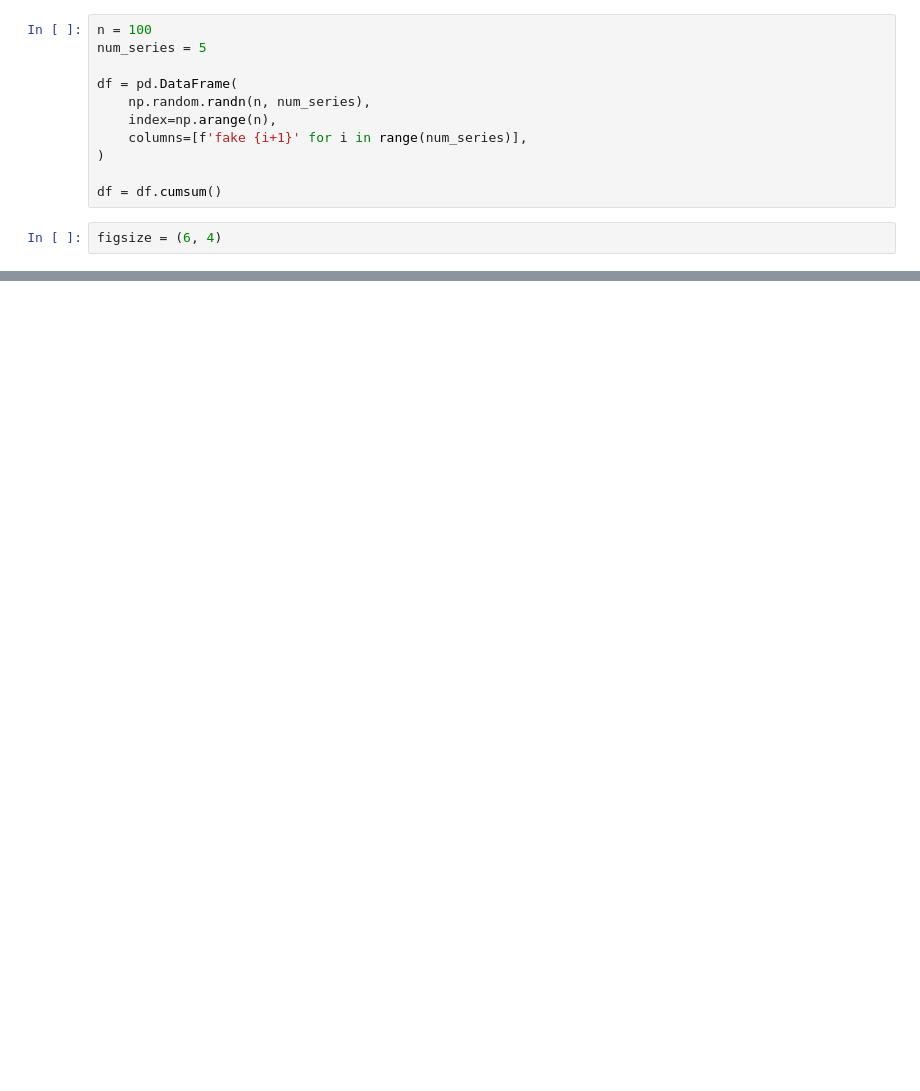
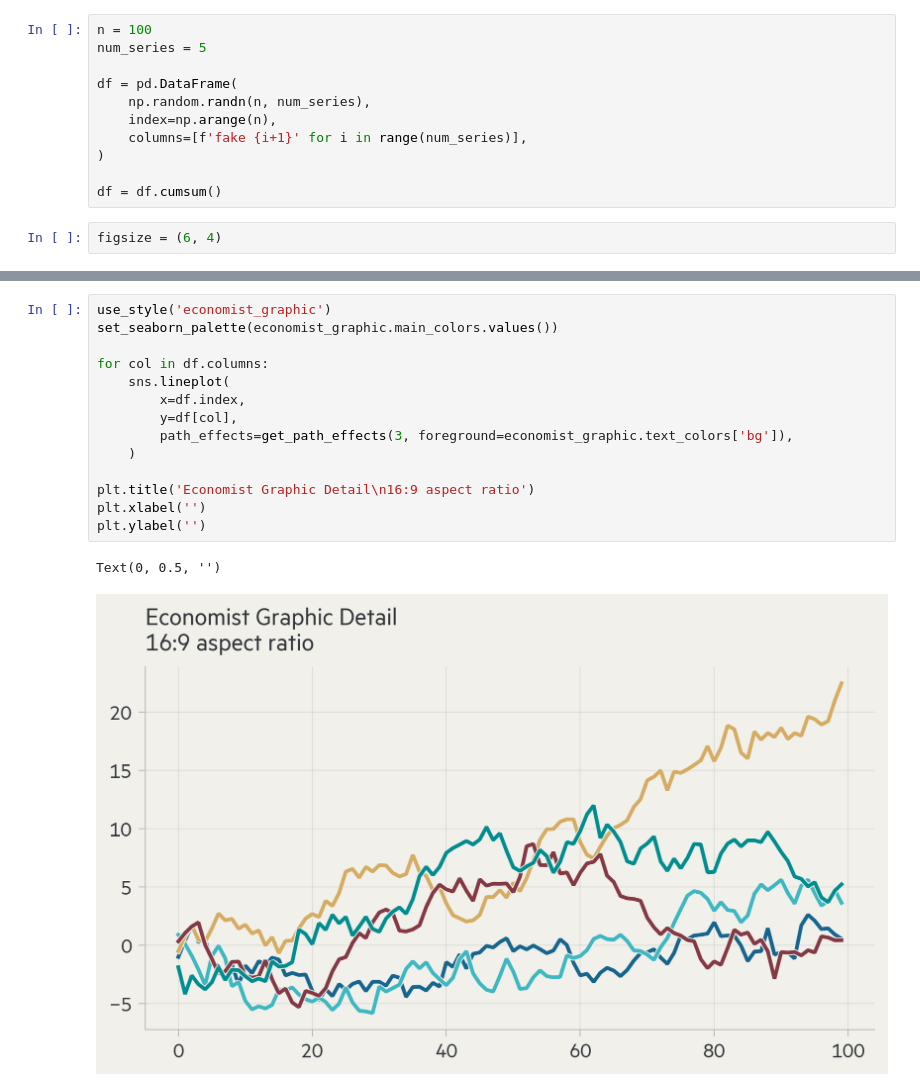
Before and after one commit to chuan-khuna/my-_30k-matplotlib-theme, a Jupyter notebook: vis-utils-example.ipynb, the cells around one changed output, grey strips where cells are left out. Cells and saved outputs as stored; diff of their text form; blank space fills up the shorter version.

Commit message:
Add Economist Graphic Detail theme (#54)
* add references

* add economist graphic theme

```diff
--- a/vis-utils-example.ipynb
+++ b/vis-utils-example.ipynb
@@ -90,0 +91,17 @@ Text(0, 0.5, '')
+# %%
+use_style('economist_graphic')
+set_seaborn_palette(economist_graphic.main_colors.values())
+
+for col in df.columns:
+    sns.lineplot(
+        x=df.index,
+        y=df[col],
+        path_effects=get_path_effects(3, foreground=economist_graphic.text_colors['bg']),
+    )
+
+plt.title('Economist Graphic Detail\n16:9 aspect ratio')
+plt.xlabel('')
+plt.ylabel('')
+# %% [output]
+Text(0, 0.5, '')
+[figure, added]
```
Also changed, not shown: parts of 5 cells of this notebook, 4 other files.
